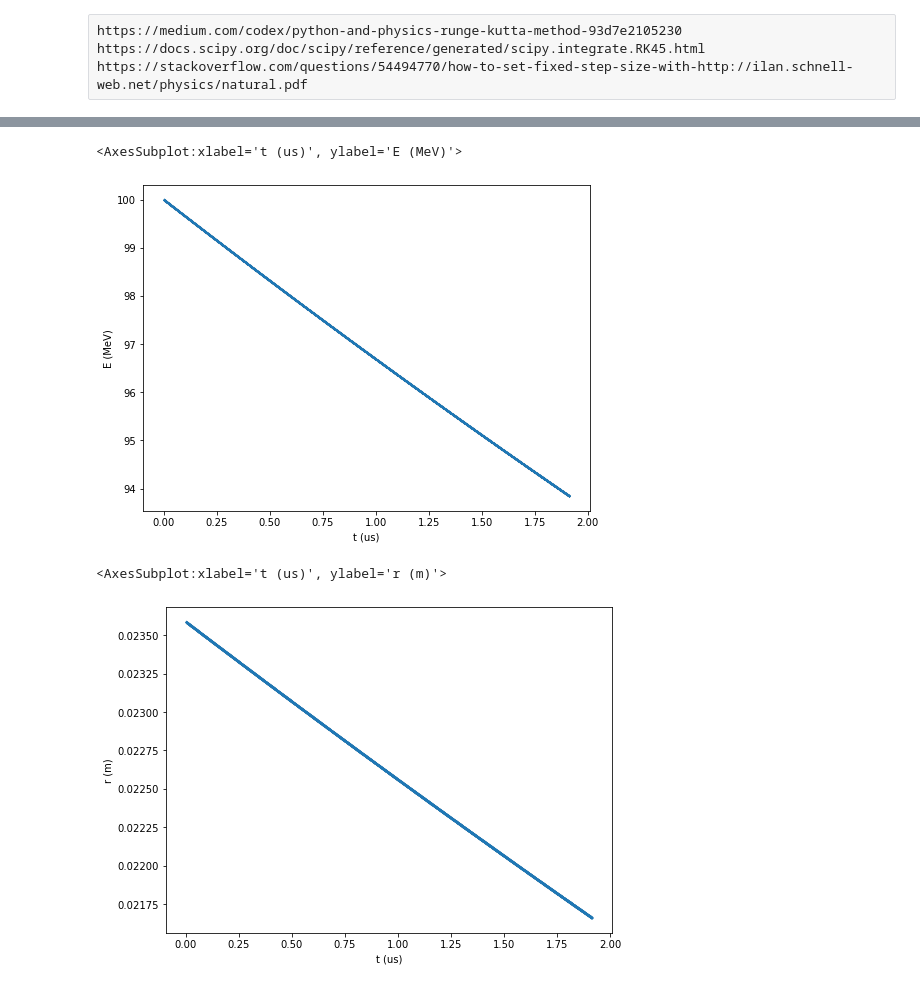
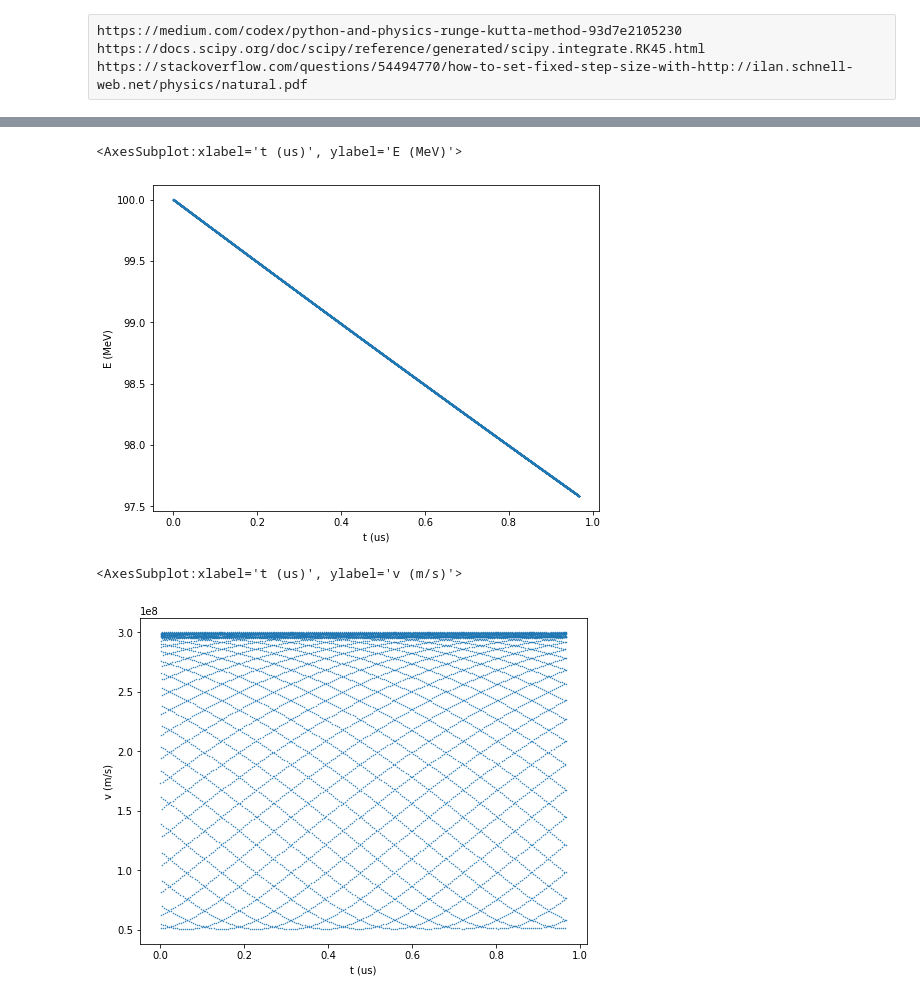
Before and after one commit to jvonk/CRES, a Jupyter notebook: Particle Motion.ipynb, the cells around one changed output, grey strips where cells are left out. Drawn from its saved outputs; the diff is of its cells as text; code cells hidden in the pictures.

Commit message:
radiation work

```diff
--- a/Particle Motion.ipynb
+++ b/Particle Motion.ipynb
@@ -89,4 +4,0 @@ solution
-# %%
-y = solution.y
-u, x = np.split(y, 2)
-tau = solution.t
@@ -147,0 +41,8 @@ T_generated = np.vectorize(contravariant_stress_energy, signature="(4,4)->(4,4)"
+# %%
+max_freq = fr("Hz", 1e22)
+time_step = np.pi*1e3/max_freq
+omega_0 = -e*B_0[0]/p0[0]
+max_step = time_step/omega_0
+# %%
+sim = Simulation(tau_span, u0, x0, E_x, B_x, rtol=rtol, atol=atol, max_step=max_step, use_radiation_reaction=False)
+fun, solution = sim()
@@ -147,0 +53,24 @@ T_generated = np.vectorize(contravariant_stress_energy, signature="(4,4)->(4,4)"
+# %%
+y = solution.y.T
+u, x = np.split(y, 2, axis=-1)
+tau = solution.t
+dydtau = fun(tau, y)
+dudtau, dxdtau = np.split(dydtau, 2, axis=-1)
+a = dudtau
+t = x[:,0]/c
+p = u[:,1:]*m
+r = x[:,1:]
+v = (u[:,1:].T/gamma_p(u*m)).T
+r_corr = r - np.tile(np.mean(r, axis=1), (r.shape[1],1)).T
+v_corr = v - np.tile(np.mean(v, axis=1), (v.shape[1],1)).T
+omega = omega_vector(r_corr, v_corr)
+beta_perp = np.linalg.norm(v_corr[:,1:], axis=-1)/c
+beta = np.linalg.norm(v_corr, axis=-1)/c
+power = (2*(e*omega[:,0])**2/(3*c)*(beta_perp**2).T/(1 - beta**2)).T
+frequency = 2 * np.pi * np.abs(omega[:,0])
+period = 1/frequency
+B = B_x(x)
+E = B_x(x)
+beta = v/c
+bll = (np.sum(beta*B, -1).T/np.linalg.norm(B, axis=-1).T).T
+bperp = np.sqrt(np.linalg.norm(beta, axis=-1)**2 - bll**2)
@@ -153,10 +197,10 @@ plot(r, "r", "m", t, "t", time_unit, plt.figure(figsize=square), projection="3d"
 # %%
-plot(np.sqrt(np.linalg.norm(p, axis=0)**2 + (m*c**2)**2), "E", "MeV", t, "t", time_unit, plt.figure(figsize=standard))
+plot(np.sqrt(np.linalg.norm(p, axis=-1)**2 + (m*c**2)**2), "E", "MeV", t, "t", time_unit, plt.figure(figsize=standard))
 # %% [output]
 <AxesSubplot:xlabel='t (us)', ylabel='E (MeV)'>
-[figure, old version]
+[figure, new version]
 # %%
-plot(np.linalg.norm(r_corr[1:], axis=0), "r", "m", t, "t", time_unit, plt.figure(figsize=standard))
+plot(np.linalg.norm(v_corr, axis=-1), "v", "m/s", t, "t", time_unit, plt.figure(figsize=standard))
 # %% [output]
-<AxesSubplot:xlabel='t (us)', ylabel='r (m)'>
+<AxesSubplot:xlabel='t (us)', ylabel='v (m/s)'>
-[figure, old version]
+[figure, new version]
```
Also changed, not shown: parts of 58 cells of this notebook, 11 other files.
